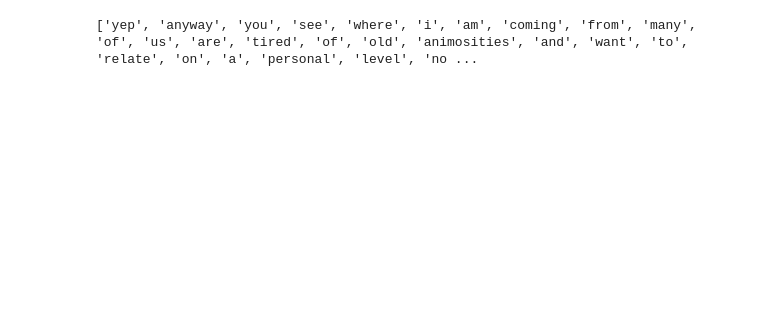
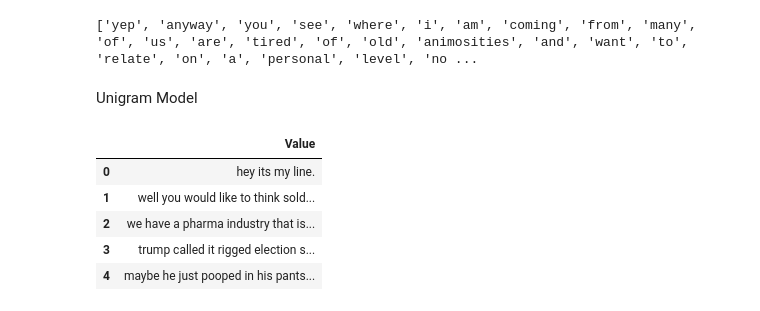
Before and after one commit to Masters-Of-NLP/Assignment-2, a Jupyter notebook: n_grams.ipynb, the cells around one changed output. Cells and saved outputs as stored; diff of their text form; code cells hidden in the pictures; blank space fills up the shorter version.

```diff
--- a/n_grams.ipynb
+++ b/n_grams.ipynb
@@ -29,5 +27,7 @@ for sentence in df['Value']:
 print(processed_corpus[0])
 # %% [output]
 ['yep', 'anyway', 'you', 'see', 'where', 'i', 'am', 'coming', 'from', 'many', 'of', 'us', 'are', 'tired', 'of', 'old', 'animosities', 'and', 'want', 'to', 'relate', 'on', 'a', 'personal', 'level', 'no ...
+# %% [markdown]
+Unigram Model
 # %%
 unigram_counts = {}
@@ -36,0 +43,11 @@ for id in processed_corpus:
+# %%
+filepath = "Dataset/Testing/test_data"
+df_test = pd.read_csv(filepath)
+df_test.head()
+# %% [output]
+|  | Value |
+| 0 | hey its my line. |
+| 1 | well you would like to think sold... |
+| 2 | we have a pharma industry that is... |
+| 3 | trump called it rigged election s... |
+| 4 | maybe he just pooped in his pants... |
```
Also changed, not shown: parts of 26 cells of this notebook, 1 other file.
